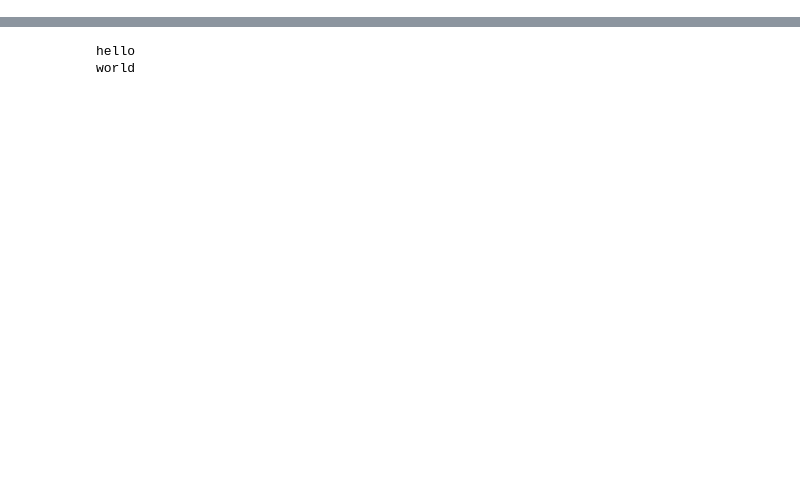
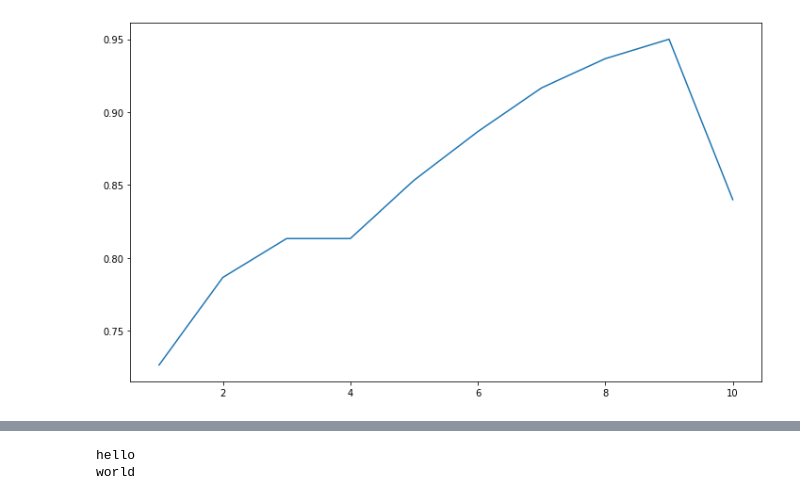
Before and after one commit to nirvolo/kNN-Feature-Search, a Jupyter notebook: kNN_Search_Code.ipynb, the cells around one changed output, grey strips where cells are left out. Cells and saved outputs as stored; diff of their text form; code cells hidden in the pictures; blank space fills up the shorter version.

```diff
--- a/kNN_Search_Code.ipynb
+++ b/kNN_Search_Code.ipynb
@@ -205,8 +242,8 @@ def backward_ftr_search(mat):
 
 print(datetime.datetime.now().time())
 start = time.time()
-# Testing the ftr_search function with the large dataset
-acc_small_bwd = backward_ftr_search(small_scaled)
+# Testing the ftr_search function with the large datasetacc_small_bwd =
+print(backward_ftr_search(small_scaled))
 end = time.time()
 temp = end-start
 print(temp)
@@ -237,0 +289,8 @@ On the 5 th level of the search tree
+# %%
+# Creating plot of accuracy vs. level for the small dataset
+# with backward elimination
+bwd_sml_acc = [acc_small_bwd[i][0] for i in range(0,len(acc_small_bwd))]
+plt.plot(sml_lvls,bwd_sml_acc)
+plt.show()
+# %% [output]
+[figure, added]
```
Also changed, not shown: parts of 18 cells of this notebook.
